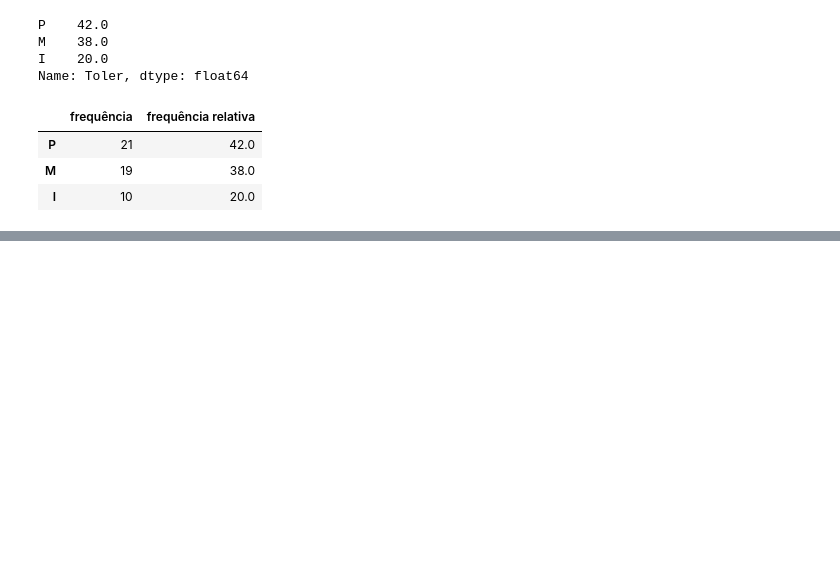
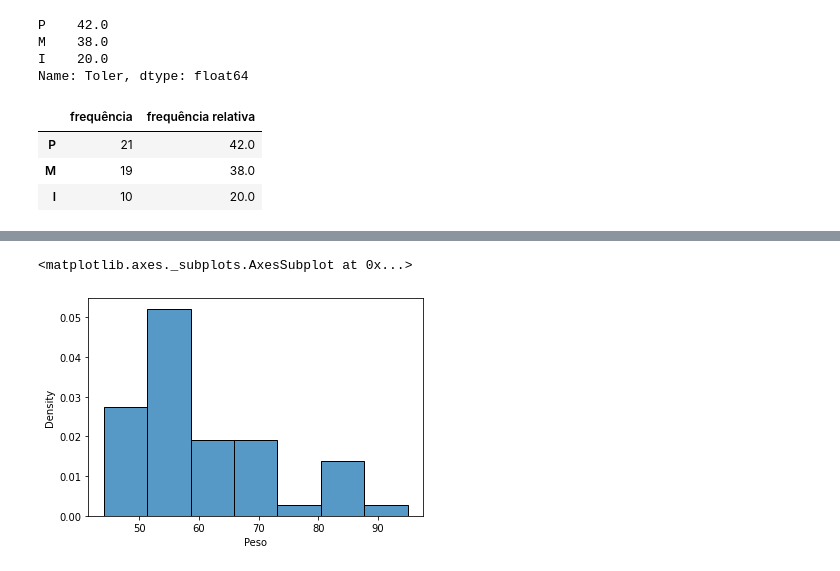
Before and after one commit to douglascdsantos/unesp_estatistica_e_probabilidade, a Jupyter notebook: aula01/tabela de frequencia.ipynb, the cells around one changed output, grey strips where cells are left out. Cells and saved outputs as stored; diff of their text form; code cells hidden in the pictures; blank space fills up the shorter version.

```diff
--- a/aula01/tabela de frequencia.ipynb
+++ b/aula01/tabela de frequencia.ipynb
@@ -50,0 +62,7 @@ tabela
+# %%
+sns.histplot(
+    data = planilha.Peso,
+    stat = 'density')
+# %% [output]
+<matplotlib.axes._subplots.AxesSubplot at 0x...>
+[figure, added]
```
Also changed, not shown: parts of 3 cells of this notebook.
